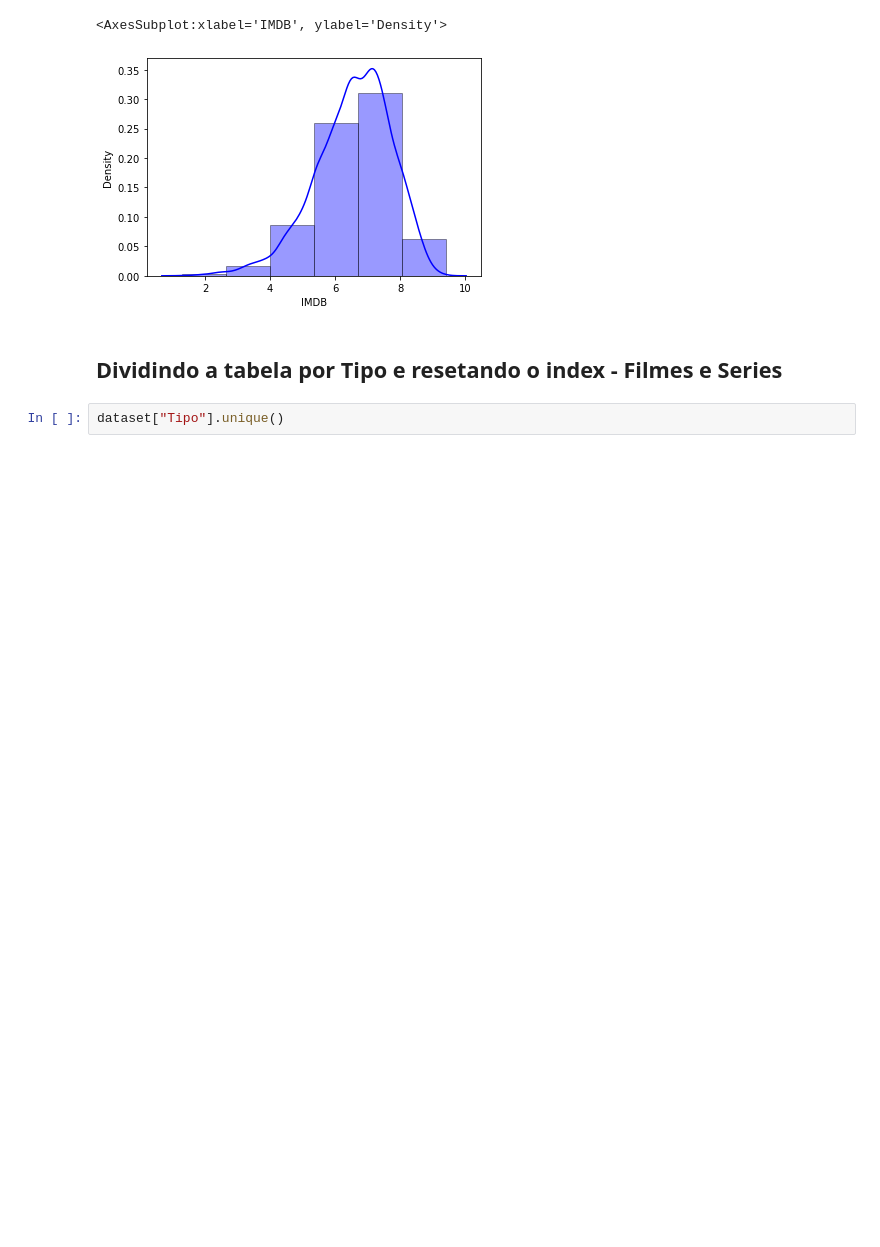
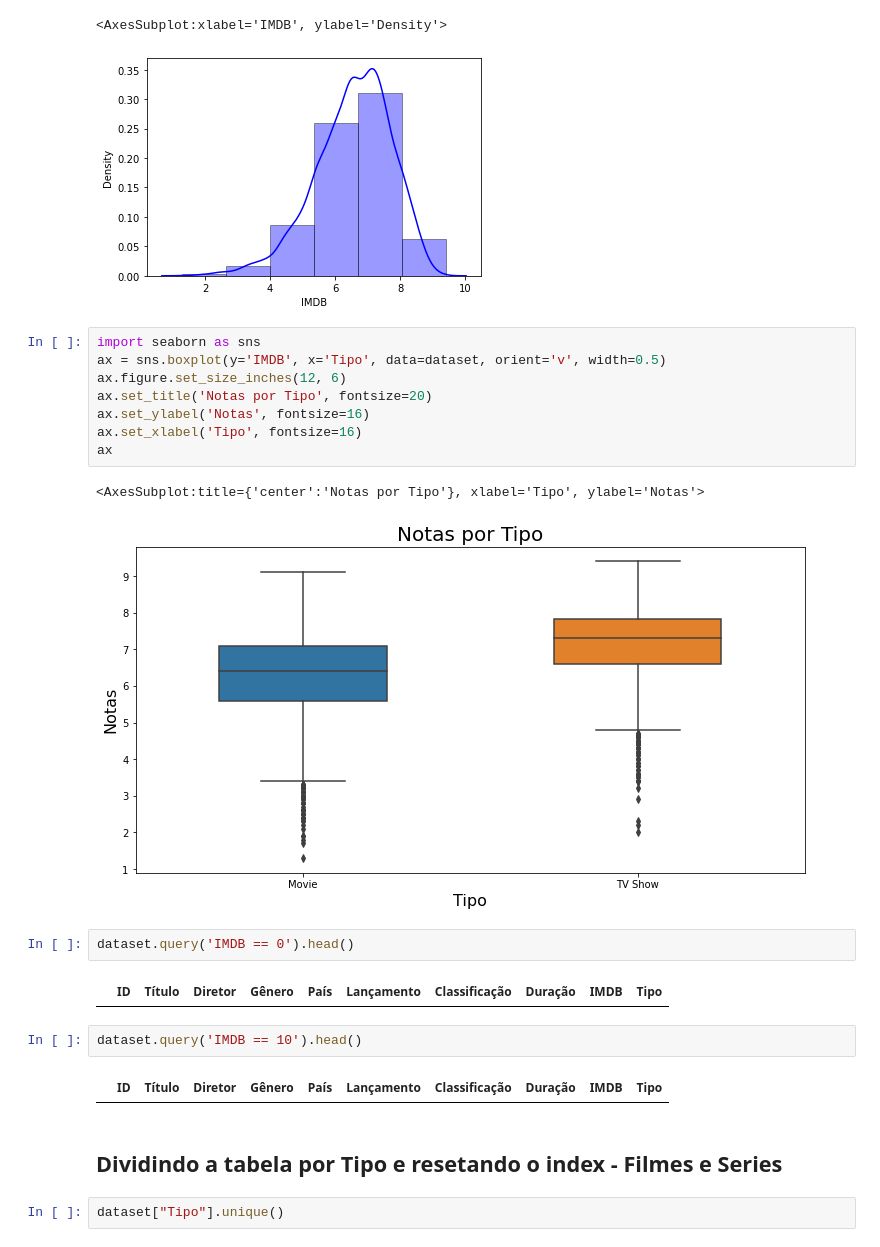
Before and after one commit to ClertonAlmeida/Analise-Netflix-2021-Python, a Jupyter notebook: AnaliseNetflix2.ipynb, the cells around one changed output. Drawn from its saved outputs; the diff is of its cells as text; blank space fills up the shorter version.

```diff
--- a/AnaliseNetflix2.ipynb
+++ b/AnaliseNetflix2.ipynb
@@ -498,6 +498,25 @@ srn.distplot(dataset['IMDB'], hist = True, kde = True,
 # %% [output]
 <AxesSubplot:xlabel='IMDB', ylabel='Density'>
 [figure]
+# %%
+import seaborn as sns
+ax = sns.boxplot(y='IMDB', x='Tipo', data=dataset, orient='v', width=0.5)
+ax.figure.set_size_inches(12, 6)
+ax.set_title('Notas por Tipo', fontsize=20)
+ax.set_ylabel('Notas', fontsize=16)
+ax.set_xlabel('Tipo', fontsize=16)
+ax
+# %% [output]
+<AxesSubplot:title={'center':'Notas por Tipo'}, xlabel='Tipo', ylabel='Notas'>
+[figure, added]
+# %%
+dataset.query('IMDB == 0').head()
+# %% [output]
+|  | ID | Título | Diretor | Gênero | País | Lançamento | Classificação | Duração | IMDB | Tipo |
+# %%
+dataset.query('IMDB == 10').head()
+# %% [output]
+|  | ID | Título | Diretor | Gênero | País | Lançamento | Classificação | Duração | IMDB | Tipo |
 # %% [markdown]
 ## Dividindo a tabela por Tipo e resetando o index - Filmes e Series
 # %%
```
